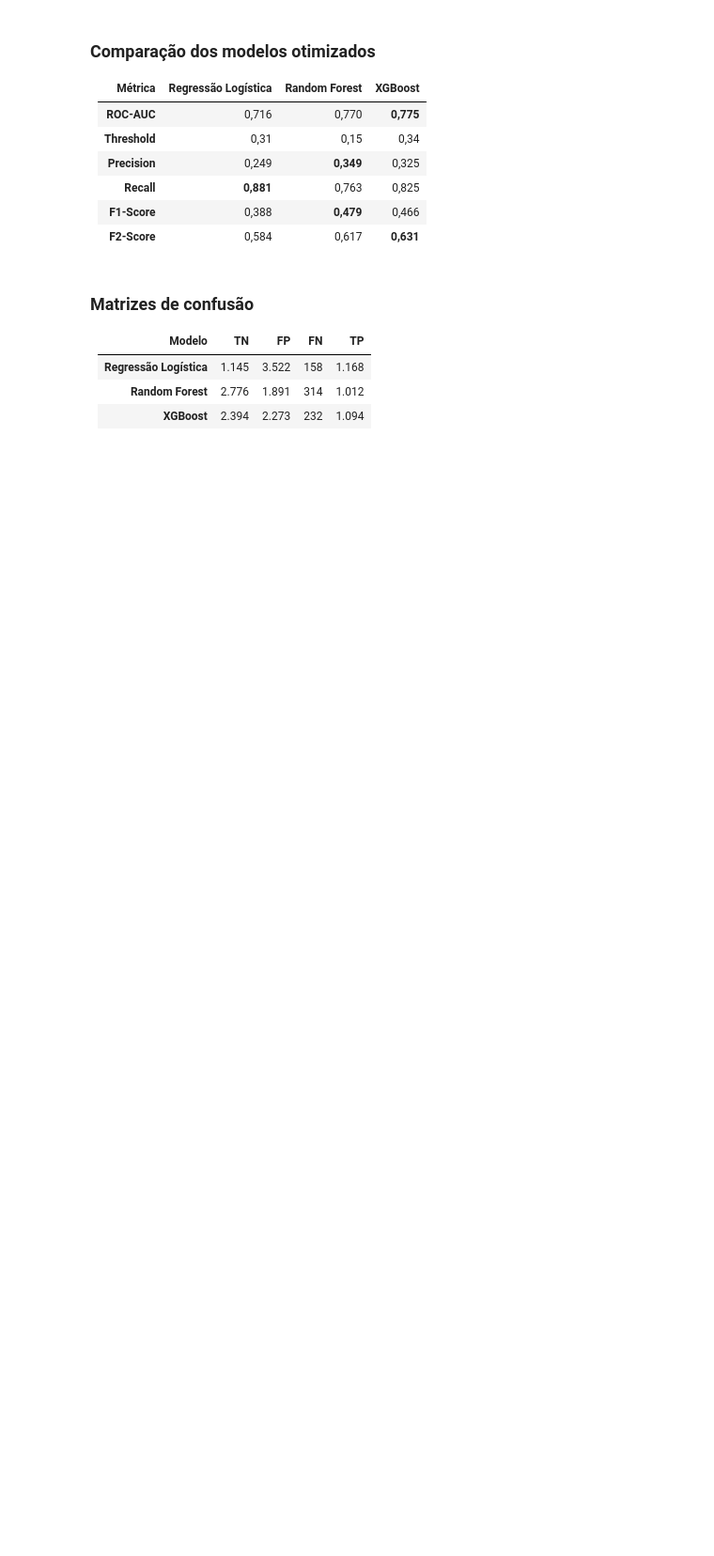
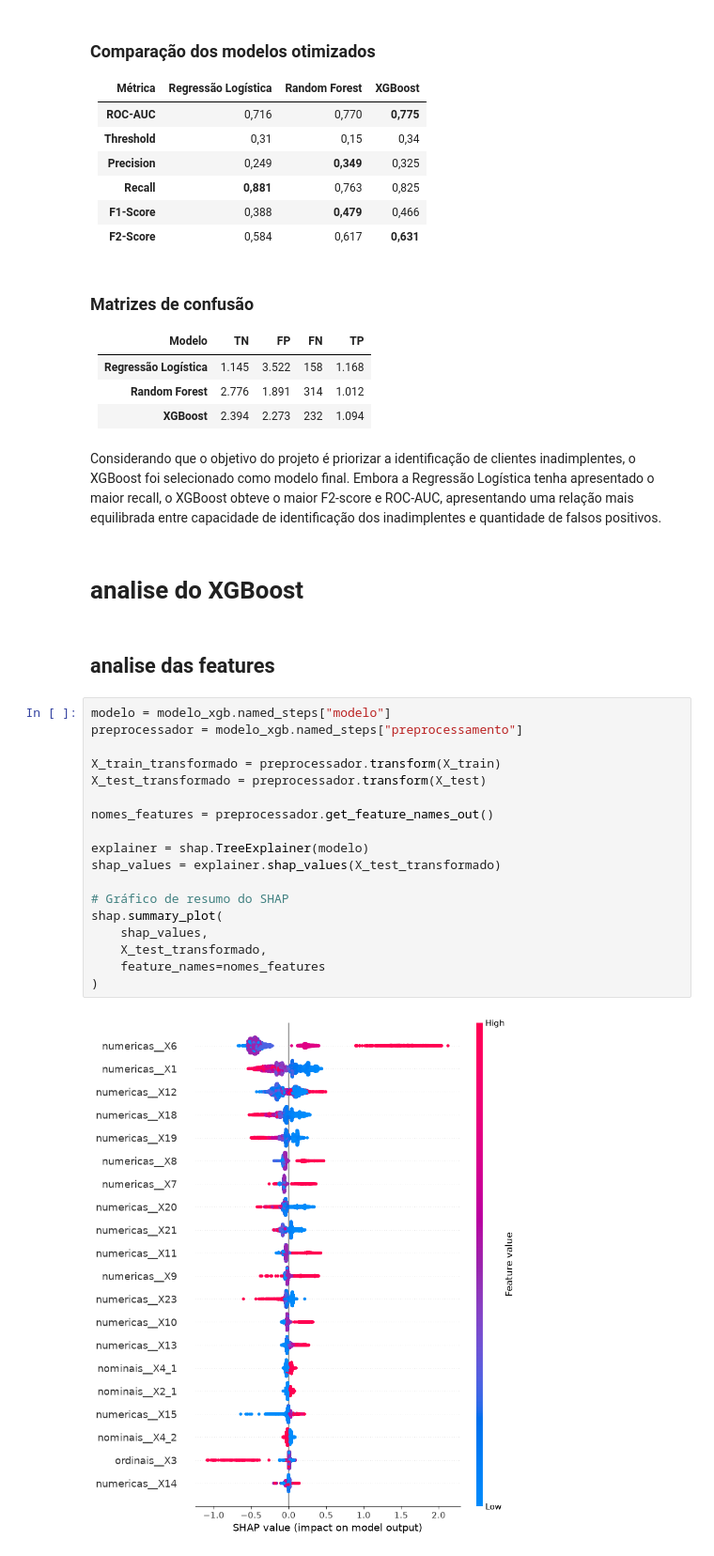
Before and after one commit to eduardo297/ML_Dataset_Inadimplencia, a Jupyter notebook: notebooks/pre_processamento.ipynb, the cells around one changed output. Shown: that part at 94% size. Cells and saved outputs as stored; diff of their text form; blank space fills up the shorter version.

Commit message:
escolha do modelo Xgb

```diff
--- a/notebooks/pre_processamento.ipynb
+++ b/notebooks/pre_processamento.ipynb
@@ -858,3 +857,29 @@ F2:        0.631
 | **Regressão Logística** | 1.145 | 3.522 | 158 | 1.168 |
 | **Random Forest** | 2.776 | 1.891 | 314 | 1.012 |
 | **XGBoost** | 2.394 | 2.273 | 232 | 1.094 |
+# %% [markdown]
+Considerando que o objetivo do projeto é priorizar a identificação de clientes inadimplentes, o XGBoost foi selecionado como modelo final. Embora a Regressão Logística tenha apresentado o maior recall, o XGBoost obteve o maior F2-score e ROC-AUC, apresentando uma relação mais equilibrada entre capacidade de identificação dos inadimplentes e quantidade de falsos positivos.
+# %% [markdown]
+# analise do XGBoost
+# %% [markdown]
+## analise das features
+# %%
+modelo = modelo_xgb.named_steps["modelo"]
+preprocessador = modelo_xgb.named_steps["preprocessamento"]
+
+X_train_transformado = preprocessador.transform(X_train)
+X_test_transformado = preprocessador.transform(X_test)
+
+nomes_features = preprocessador.get_feature_names_out()
+
+explainer = shap.TreeExplainer(modelo)
+shap_values = explainer.shap_values(X_test_transformado)
+
+# Gráfico de resumo do SHAP
+shap.summary_plot(
+    shap_values,
+    X_test_transformado,
+    feature_names=nomes_features
+)
+# %% [output]
+[figure, added]
```
Also changed, not shown: parts of 7 cells of this notebook, 1 other file.
